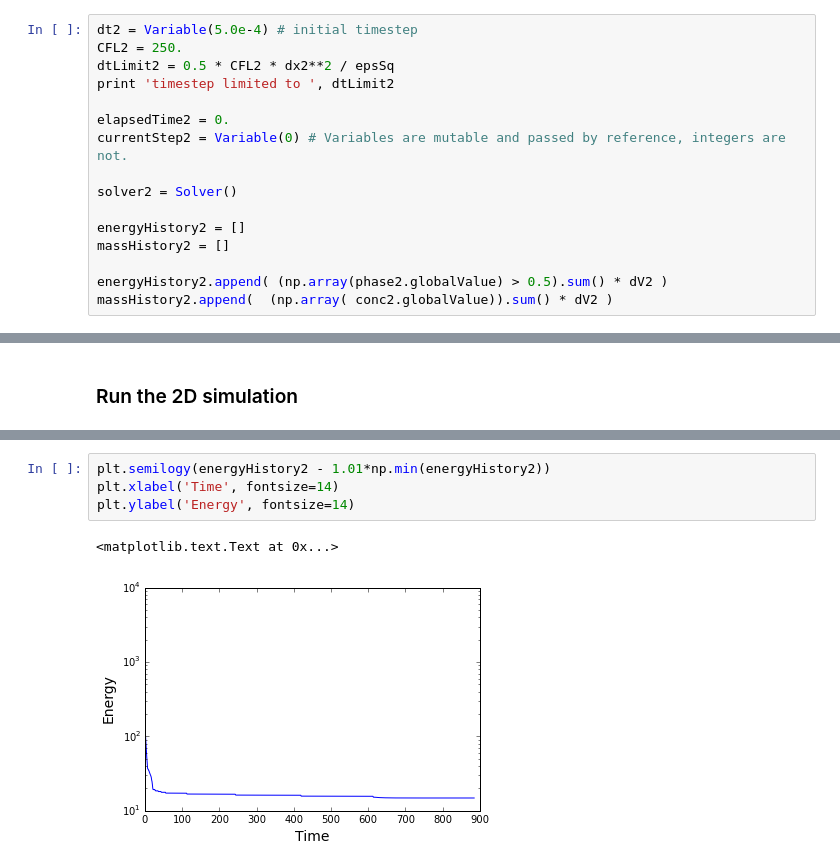
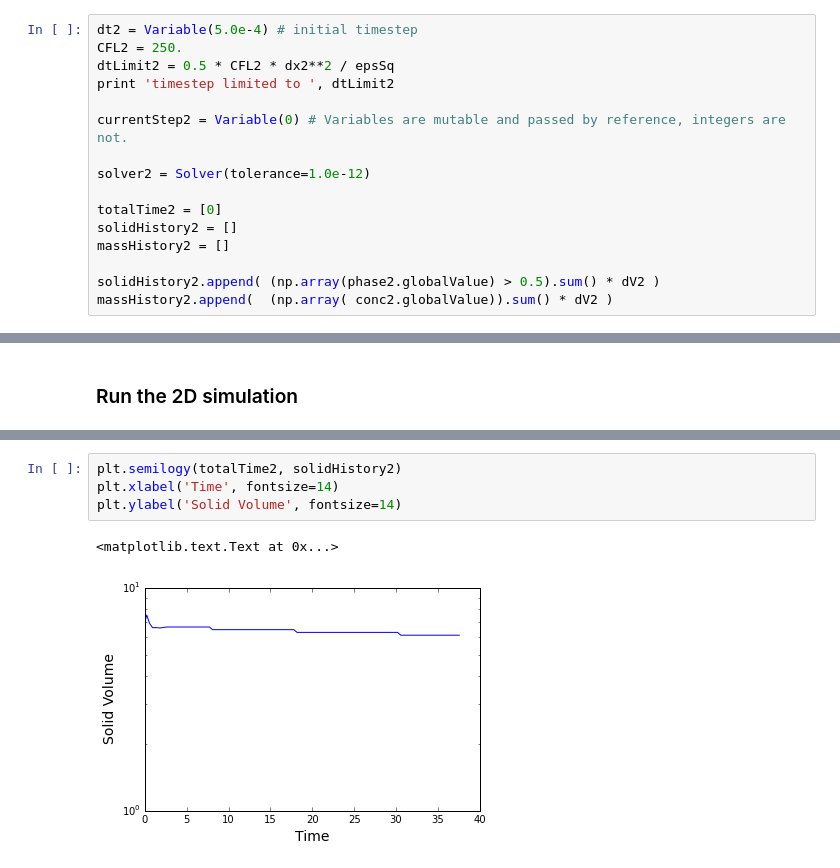
Before and after one commit to tkphd/KKS-binary-solidification, a Jupyter notebook: FiPy-KKS.ipynb, the cells around one changed output, grey strips where cells are left out. Saved outputs shown, nothing was run; the diff lists cells and outputs as text.

```diff
--- a/FiPy-KKS.ipynb
+++ b/FiPy-KKS.ipynb
@@ -612,15 +622,15 @@ CFL2 = 250.
 dtLimit2 = 0.5 * CFL2 * dx2**2 / epsSq
 print 'timestep limited to ', dtLimit2
 
-elapsedTime2 = 0.
 currentStep2 = Variable(0) # Variables are mutable and passed by reference, integers are not.
 
-solver2 = Solver()
+solver2 = Solver(tolerance=1.0e-12)
 
-energyHistory2 = []
+totalTime2 = [0]
+solidHistory2 = []
 massHistory2 = []
 
-energyHistory2.append( (np.array(phase2.globalValue) > 0.5).sum() * dV2 )
+solidHistory2.append( (np.array(phase2.globalValue) > 0.5).sum() * dV2 )
 massHistory2.append(  (np.array( conc2.globalValue)).sum() * dV2 )
 # %% [output]
 timestep limited to  0.5625
@@ -660,8 +654,8 @@ KeyboardInterrupt:
 # %%
-plt.semilogy(energyHistory2 - 1.01*np.min(energyHistory2))
+plt.semilogy(totalTime2, solidHistory2)
 plt.xlabel('Time', fontsize=14)
-plt.ylabel('Energy', fontsize=14)
+plt.ylabel('Solid Volume', fontsize=14)
 # %% [output]
 <matplotlib.text.Text at 0x...>
-[figure, old version]
+[figure, new version]
 # %%
```
Also changed, not shown: parts of 22 cells of this notebook, 1 other file.
